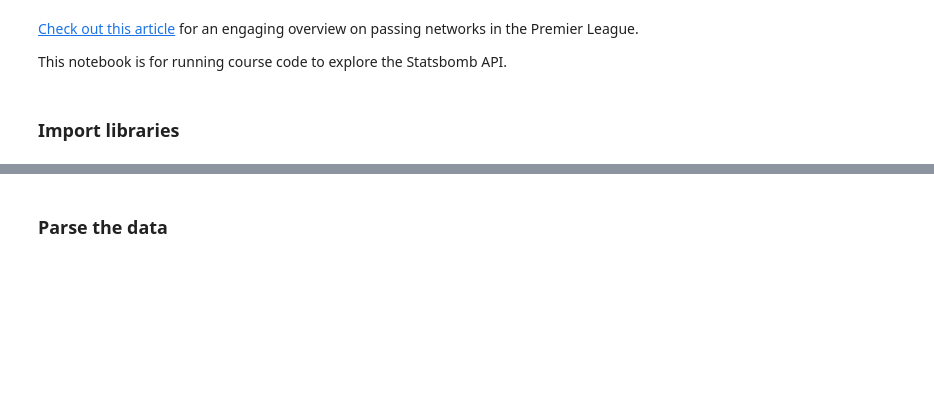
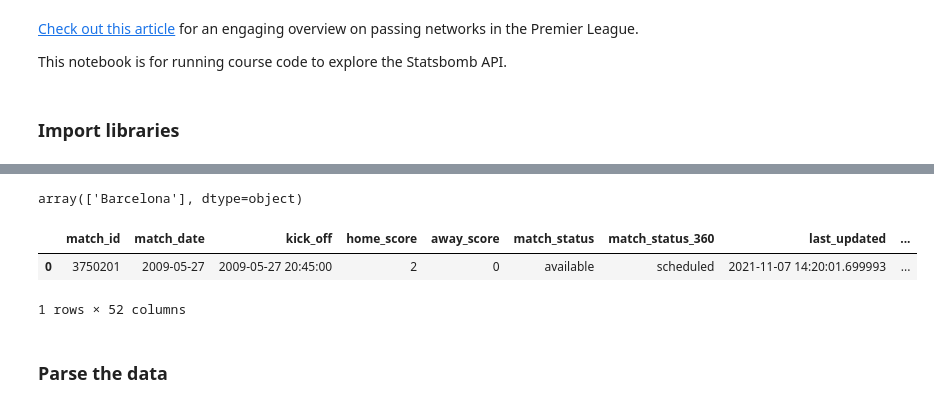
Before and after one commit to curtpond/soccermatics, a Jupyter notebook: passing_networks/passing_networks.ipynb, the cells around one changed output, grey strips where cells are left out. Saved outputs shown, nothing was run; the diff lists cells and outputs as text; code cells hidden in the pictures; blank space fills up the shorter version.

```diff
--- a/passing_networks/passing_networks.ipynb
+++ b/passing_networks/passing_networks.ipynb
@@ -11,0 +51,3 @@ import pandas as pd
+# %%
+df_match = parser.match(competition_id=16, season_id=41)
+df_match.info()
@@ -12,3 +72,13 @@ import pandas as pd
+# %%
+df_match['home_team_name'].values
+# %% [output]
+array(['Barcelona'], dtype=object)
+# %%
+df_match.head()
+# %% [output]
+|  | match_id | match_date | kick_off | home_score | away_score | match_status | match_status_360 | last_updated | ... |
+| 0 | 3750201 | 2009-05-27 | 2009-05-27 20:45:00 | 2 | 0 | available | scheduled | 2021-11-07 14:20:01.699993 | ... |
+1 rows × 52 columns
 # %% [markdown]
 ### Parse the data
 # %%
```
Also changed, not shown: parts of 7 cells of this notebook.
